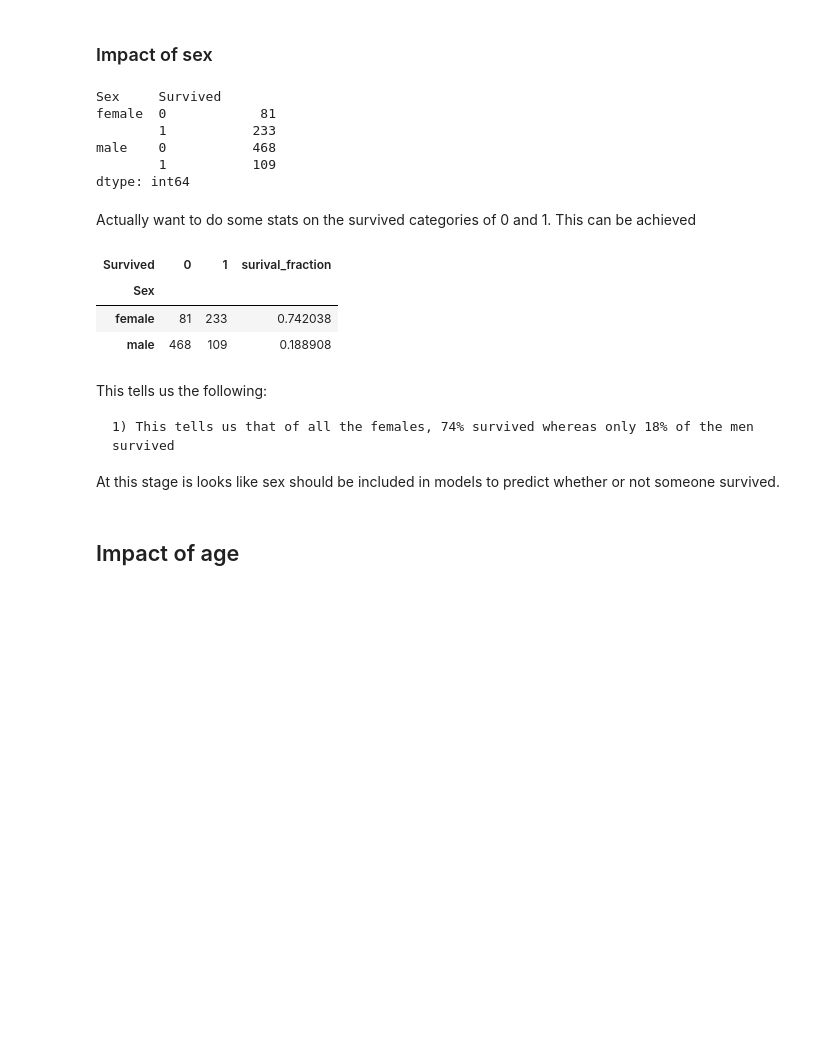
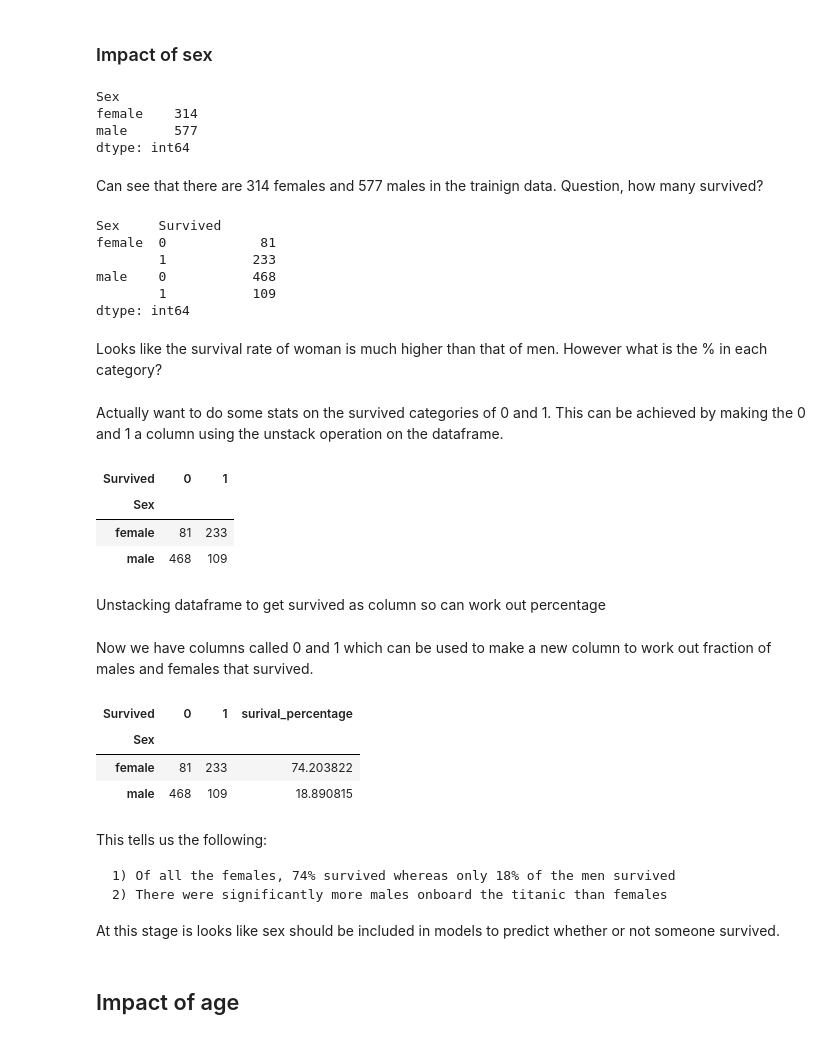
Before and after one commit to nehal1989/kaggle_titanic, a Jupyter notebook: titanic_analysis.ipynb, the cells around one changed output. Drawn from its saved outputs; the diff is of its cells as text; code cells hidden in the pictures; blank space fills up the shorter version.

Commit message:
broke down the groupby sex and unstack sections to provide more detail

```diff
--- a/titanic_analysis.ipynb
+++ b/titanic_analysis.ipynb
@@ -58,9 +58,18 @@ Training data consist of the following columns:
 Before moving on, it is probably a good idea to ask some simple questions based on the columns available to us. The simplest question is probably what is the survival % or fraction amongst the different values for each column.
 # %% [markdown]
 ### Impact of sex
+# %%
+df_sex = titanic_training_data
+df_sex.groupby(['Sex']).size()
+# %% [output]
+Sex
+female    314
+male      577
+dtype: int64
+# %% [markdown]
+Can see that there are 314 females and 577 males in the trainign data. Question, how many survived?
 # %%
-df_sex = titanic_training_data.groupby(['Sex', 'Survived']).size()
-df_sex
+df_sex.groupby(['Sex', 'Survived']).size()
 # %% [output]
 Sex     Survived
 female  0            81
@@ -68,21 +77,35 @@ female  0            81
 male    0           468
         1           109
 dtype: int64
+# %% [markdown]
+Looks like the survival rate of woman is much higher than that of men. However what is the % in each category?
 # %% [markdown]
-Actually want to do some stats on the survived categories of 0 and 1. This can be achieved
+Actually want to do some stats on the survived categories of 0 and 1. This can be achieved by making the 0 and 1 a column using the unstack operation on the dataframe.
-# %%
-df_sex = df_sex.unstack('Survived') # Unstacking dataframe to get survived as column so can work out percentage
-df_sex['surival_fraction'] = df_sex[1]/(df_sex[0] + df_sex[1]) # Make a new column which represents survival rate
-df_sex
-# %% [output]
-| Survived | 0 | 1 | surival_fraction |
-| Sex |  |  |  |
-| female | 81 | 233 | 0.742038 |
-| male | 468 | 109 | 0.188908 |
+# %%
+unstacked_df_sex = df_sex.groupby(['Sex', 'Survived']).size().unstack('Survived')
+unstacked_df_sex
+# %% [output]
+| Survived | 0 | 1 |
+| Sex |  |  |
+| female | 81 | 233 |
+| male | 468 | 109 |
+# %% [markdown]
+Unstacking dataframe to get survived as column so can work out percentage
+# %% [markdown]
+Now we have columns called 0 and 1 which can be used to make a new column to work out fraction of males and females that survived.
+# %%
+unstacked_df_sex['surival_percentage'] = unstacked_df_sex[1]/(unstacked_df_sex[0] + unstacked_df_sex[1])*100 # Make a new column which represents survival rate
+unstacked_df_sex
+# %% [output]
+| Survived | 0 | 1 | surival_percentage |
+| Sex |  |  |  |
+| female | 81 | 233 | 74.203822 |
+| male | 468 | 109 | 18.890815 |
 # %% [markdown]
 This tells us the following:
 
-    1) This tells us that of all the females, 74% survived whereas only 18% of the men survived
+    1) Of all the females, 74% survived whereas only 18% of the men survived
+    2) There were significantly more males onboard the titanic than females
 
 At this stage is looks like sex should be included in models to predict whether or not someone survived.
 # %% [markdown]
```
